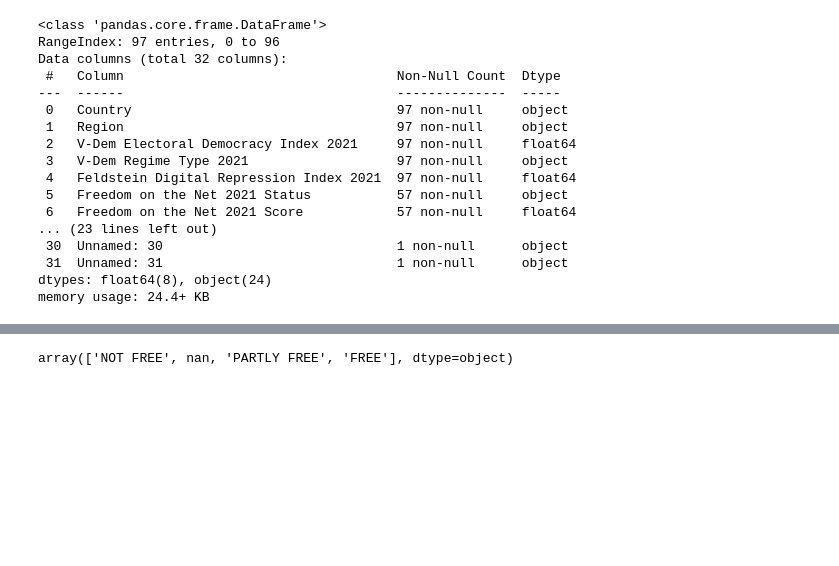
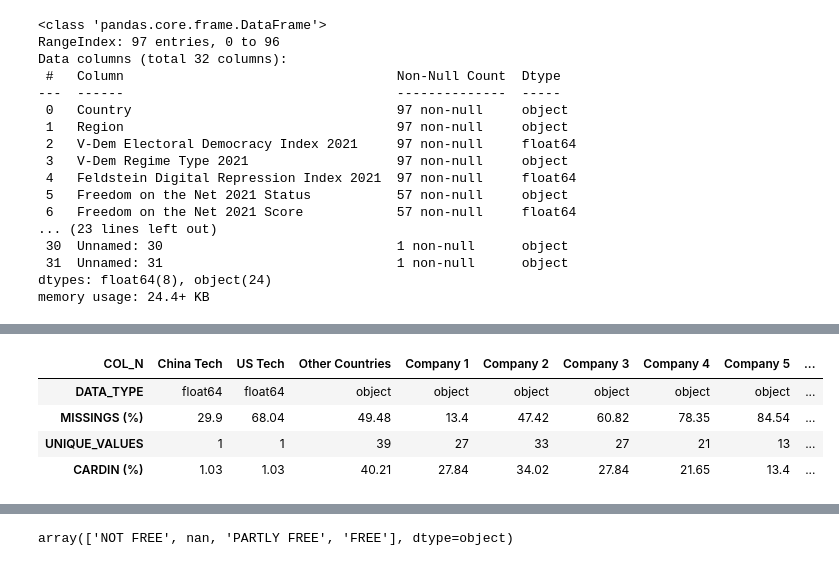
Before and after one commit to irene-glez/Digital-Repression-EDA, a Jupyter notebook: src/notebooks/data_cleaning.ipynb, the cells around one changed output, grey strips where cells are left out. Cells and saved outputs as stored; diff of their text form; code cells hidden in the pictures; blank space fills up the shorter version.

```diff
--- a/src/notebooks/data_cleaning.ipynb
+++ b/src/notebooks/data_cleaning.ipynb
@@ -148,0 +151,8 @@ memory usage: 24.4+ KB
+# %%
+data_report(df_1.iloc[:, 15:])
+# %% [output]
+| COL_N | China Tech | US Tech | Other Countries | Company 1 | Company 2 | Company 3 | Company 4 | Company 5 | ... |
+| DATA_TYPE | float64 | float64 | object | object | object | object | object | object | ... |
+| MISSINGS (%) | 29.9 | 68.04 | 49.48 | 13.4 | 47.42 | 60.82 | 78.35 | 84.54 | ... |
+| UNIQUE_VALUES | 1 | 1 | 39 | 27 | 33 | 27 | 21 | 13 | ... |
+| CARDIN (%) | 1.03 | 1.03 | 40.21 | 27.84 | 34.02 | 27.84 | 21.65 | 13.4 | ... |
```
Also changed, not shown: parts of 25 cells of this notebook, 4 other files.
